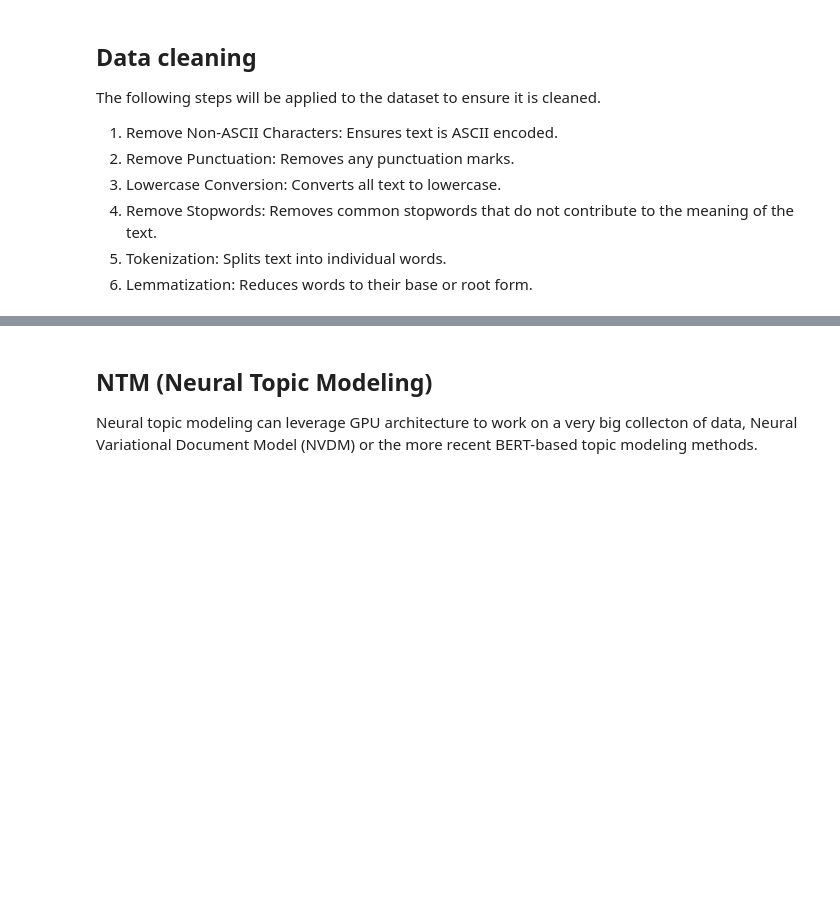
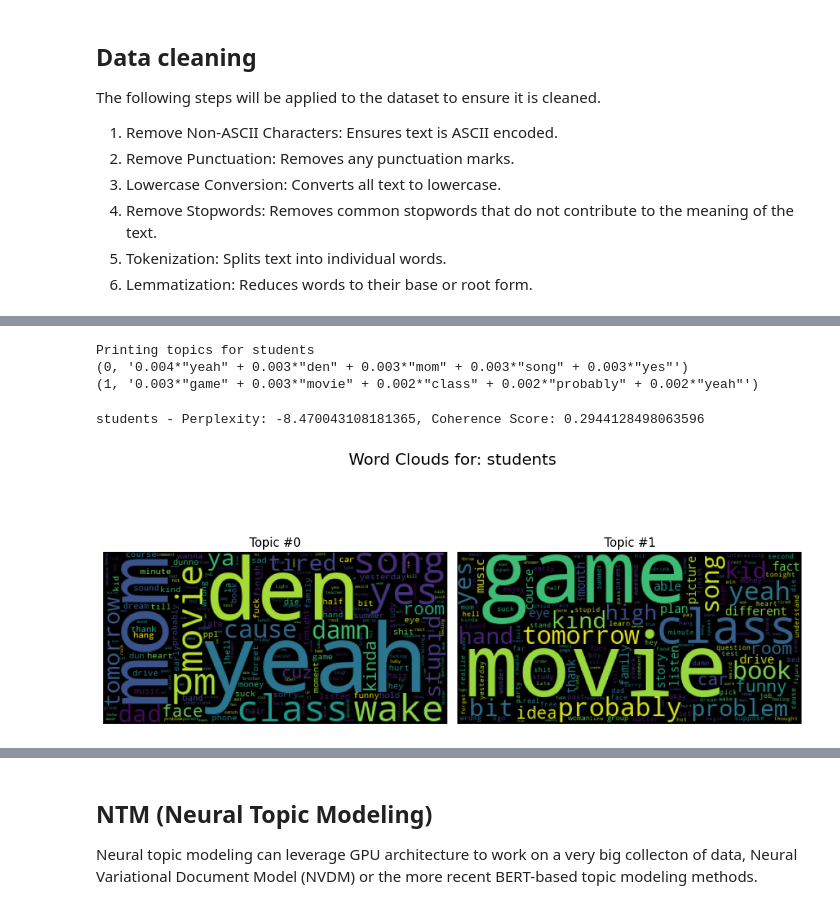
Before and after one commit to tommcamm/aut-text-mining, a Jupyter notebook: Assignment/code/TextMining_Assignment2.ipynb, the cells around one changed output, grey strips where cells are left out. Cells and saved outputs as stored; diff of their text form; code cells hidden in the pictures; blank space fills up the shorter version.

```diff
--- a/Assignment/code/TextMining_Assignment2.ipynb
+++ b/Assignment/code/TextMining_Assignment2.ipynb
@@ -498,0 +371,57 @@ like go know think get time good day thing want
+# %%
+# LDA - Topic extraction
+
+for key, data in lda_data.items():
+    curr_texts, dictionary, corpus, lda_model, dominant_topics = data
+    topics = lda_model.print_topics(num_words=5)
+    print("Printing topics for", key)
+    for topic in topics:
+        print(topic)
+    lda_data[key] = (curr_texts, dictionary, corpus, lda_model, dominant_topics, topics)
+# %% [output]
+Printing topics for students
+(0, '0.004*"yeah" + 0.003*"den" + 0.003*"mom" + 0.003*"song" + 0.003*"yes"')
+(1, '0.003*"game" + 0.003*"movie" + 0.002*"class" + 0.002*"probably" + 0.002*"yeah"')
+# %%
+# LDA evaluation - Perplexity and Coherence Score
+from gensim.models import CoherenceModel
+
+for key, data in lda_data.items():
+    curr_texts, dictionary, corpus, lda_model, dominant_topics, topics = data
+    perplexity = lda_model.log_perplexity(corpus)
+    coherence_model_lda = CoherenceModel(model=lda_model, texts=curr_texts, dictionary=dictionary, coherence='c_v')
+    coherence_lda = coherence_model_lda.get_coherence()
+    print(f'{key} - Perplexity: {perplexity}, Coherence Score: {coherence_lda}')
+# %% [output]
+students - Perplexity: -8.470043108181365, Coherence Score: 0.2944128498063596
+# %%
+# LDA evaluation - Word Clouds
+from wordcloud import WordCloud
+import matplotlib.pyplot as plt
+
+for key, data in lda_data.items():
+    curr_texts, dictionary, corpus, lda_model, dominant_topics, topics = data
+    num_topics = len(lda_model.get_topics())
+    rows = (num_topics + 1) // 2
+
+    fig, axes = plt.subplots(rows, 2, figsize=(10, 5 * rows))
+    fig.suptitle(f"Word Clouds for: {key}", fontsize=16)
+
+    # If there's only one row, axes may not be 2D, so we ensure it is
+    if rows == 1:
+        axes = [axes]
+
+    for i, t in enumerate(range(num_topics)):
+        ax = axes[i // 2][i % 2]
+        ax.imshow(WordCloud().fit_words(dict(lda_model.show_topic(t, 200))))
+        ax.axis("off")
+        ax.set_title(f"Topic #{t}")
+
+    # Remove any empty subplots
+    for j in range(num_topics, rows * 2):
+        fig.delaxes(axes[j // 2][j % 2])
+
+    plt.tight_layout()
+    plt.show()
+# %% [output]
+[figure, added]
```
Also changed, not shown: parts of 12 cells of this notebook.
